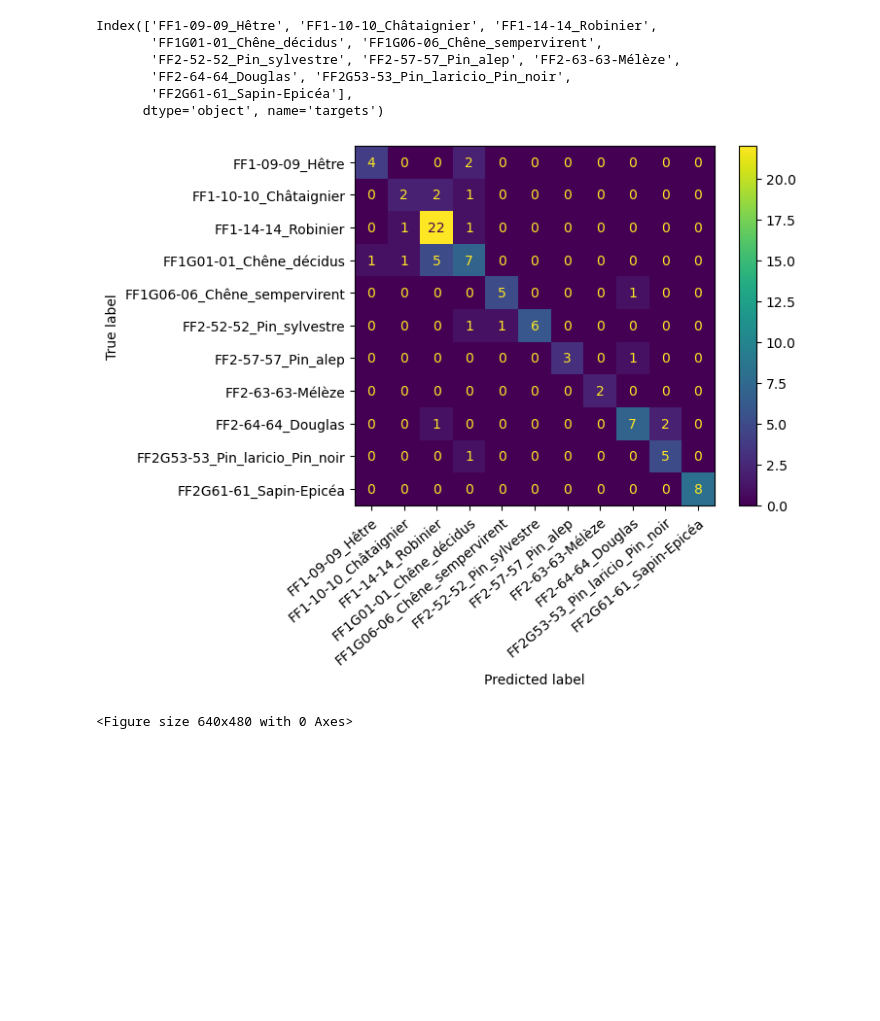
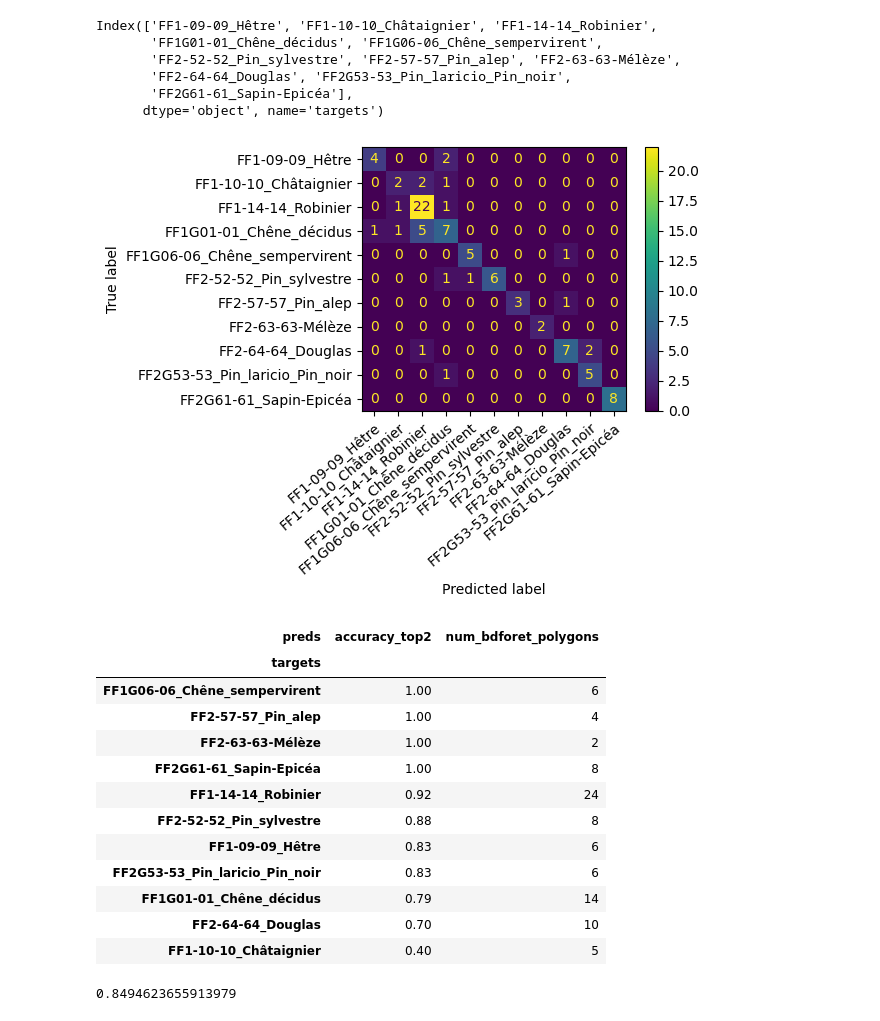
Before and after one commit to IGNF/myria3d, a Jupyter notebook: PureForestID-prediction-by-polygon.ipynb, the cells around one changed output. Drawn from its saved outputs; the diff is of its cells as text; code cells hidden in the pictures; blank space fills up the shorter version.

```diff
--- a/PureForestID-prediction-by-polygon.ipynb
+++ b/PureForestID-prediction-by-polygon.ipynb
@@ -25,7 +25,7 @@ PREDICTIONS_FOLDER_TEST = Path("/mnt/store-lidarhd/projet-LHD/IA/MYRIA3D-SHARED-
 df_val = pd.read_csv(PREDICTIONS_FOLDER_VAL / "predictions.csv")
 df_test = pd.read_csv(PREDICTIONS_FOLDER_TEST / "predictions.csv")
 df = pd.concat([df_val, df_test])
-df = df.drop_duplicates("patch_id",keep="first")
+print(df.shape)
 
 mapping = {0: "FF1-09-09_Hêtre",
   1: "FF1-10-10_Châtaignier",
@@ -203,9 +203,38 @@ Index(['FF1-09-09_Hêtre', 'FF1-10-10_Châtaignier', 'FF1-14-14_Robinier',
 # %%
 ConfusionMatrixDisplay(cm.values, display_labels=cm.index.values).plot()
 import matplotlib.pyplot as plt
 plt.xticks(rotation = 40,  rotation_mode="anchor",ha='right') # Rotates X-Axis Ticks by 45-degrees
-plt.show()
+# plt.show()
+plt.tight_layout()
 plt.savefig(PREDICTIONS_FOLDER_TEST / "CM-by-polygon-val-and-test.png")
 # %% [output]
-[figure, old version]
+[figure, new version]
-<Figure size 640x480 with 0 Axes>
+# %%
+pivot["second_consensus"] = pivot[[c for c in pivot.columns if c.startswith("FF")]].apply(lambda row: row.nlargest(2).index[-1], axis=1)
+pivot["accurate_top2"] =  (pivot["second_consensus"] == pivot["targets"]) | pivot["accurate"]
+
+synthesis = pivot.groupby("targets").agg({"accurate_top2":"mean","bdforet_identifier":"size"}).round(2)
+synthesis = synthesis.rename(columns={"accurate_top2":"accuracy_top2","bdforet_identifier":"num_bdforet_polygons"})
+synthesis.to_csv(PREDICTIONS_FOLDER_VAL/"predictions-top2-accuracy-by-class.csv")
+synthesis.sort_values("accuracy_top2",ascending=False)
+# %% [output]
+| preds | accuracy_top2 | num_bdforet_polygons |
+| targets |  |  |
+| FF1G06-06_Chêne_sempervirent | 1.00 | 6 |
+| FF2-57-57_Pin_alep | 1.00 | 4 |
+| FF2-63-63-Mélèze | 1.00 | 2 |
+| FF2G61-61_Sapin-Epicéa | 1.00 | 8 |
+| FF1-14-14_Robinier | 0.92 | 24 |
+| FF2-52-52_Pin_sylvestre | 0.88 | 8 |
+| FF1-09-09_Hêtre | 0.83 | 6 |
+| FF2G53-53_Pin_laricio_Pin_noir | 0.83 | 6 |
+| FF1G01-01_Chêne_décidus | 0.79 | 14 |
+| FF2-64-64_Douglas | 0.70 | 10 |
+| FF1-10-10_Châtaignier | 0.40 | 5 |
+# %%
+# accuracy at the polygon level
+OK = len(pivot[pivot.accurate_top2])
+NOK = len(pivot[~pivot.accurate_top2])
+OK/(OK+NOK)
+# %% [output]
+0.8494623655913979
```
Also changed, not shown: parts of 5 cells of this notebook.
